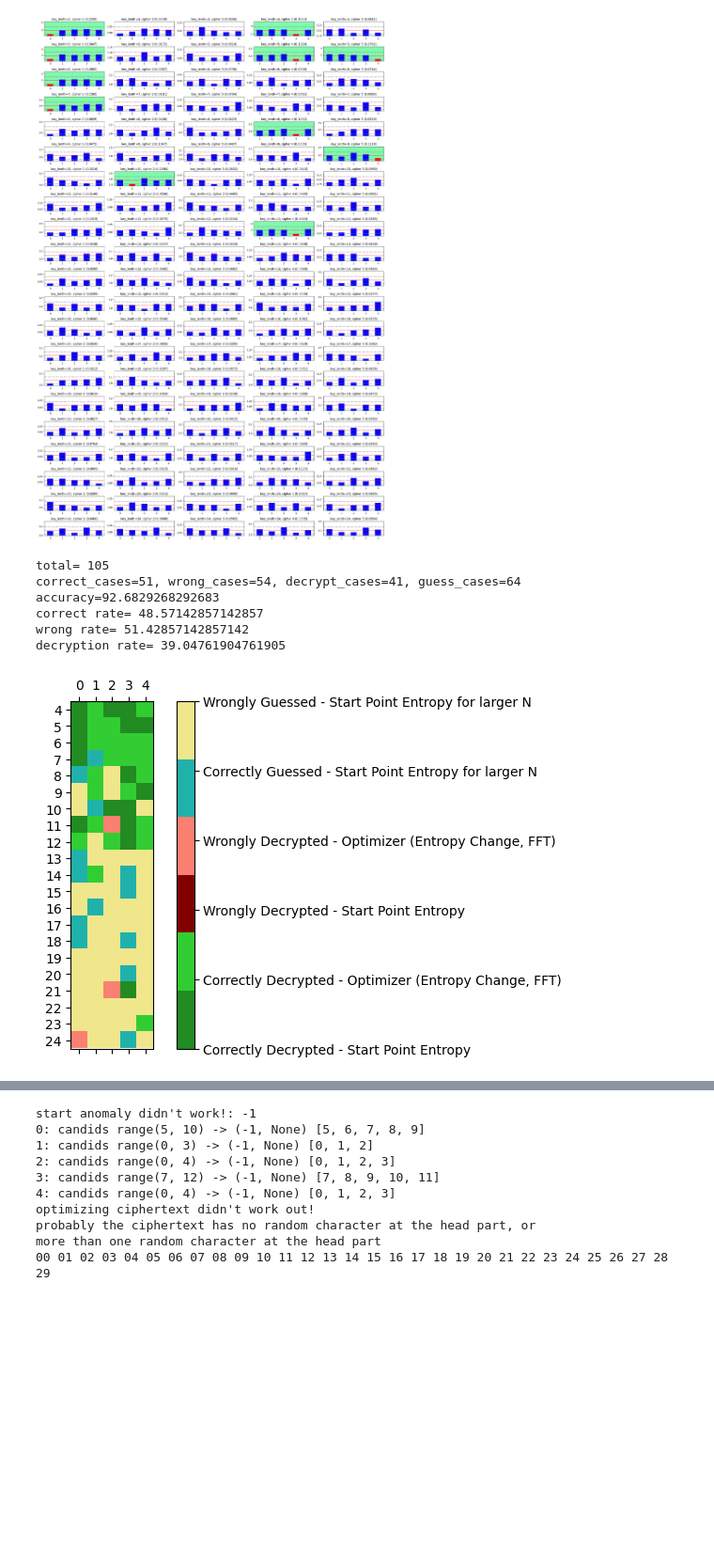
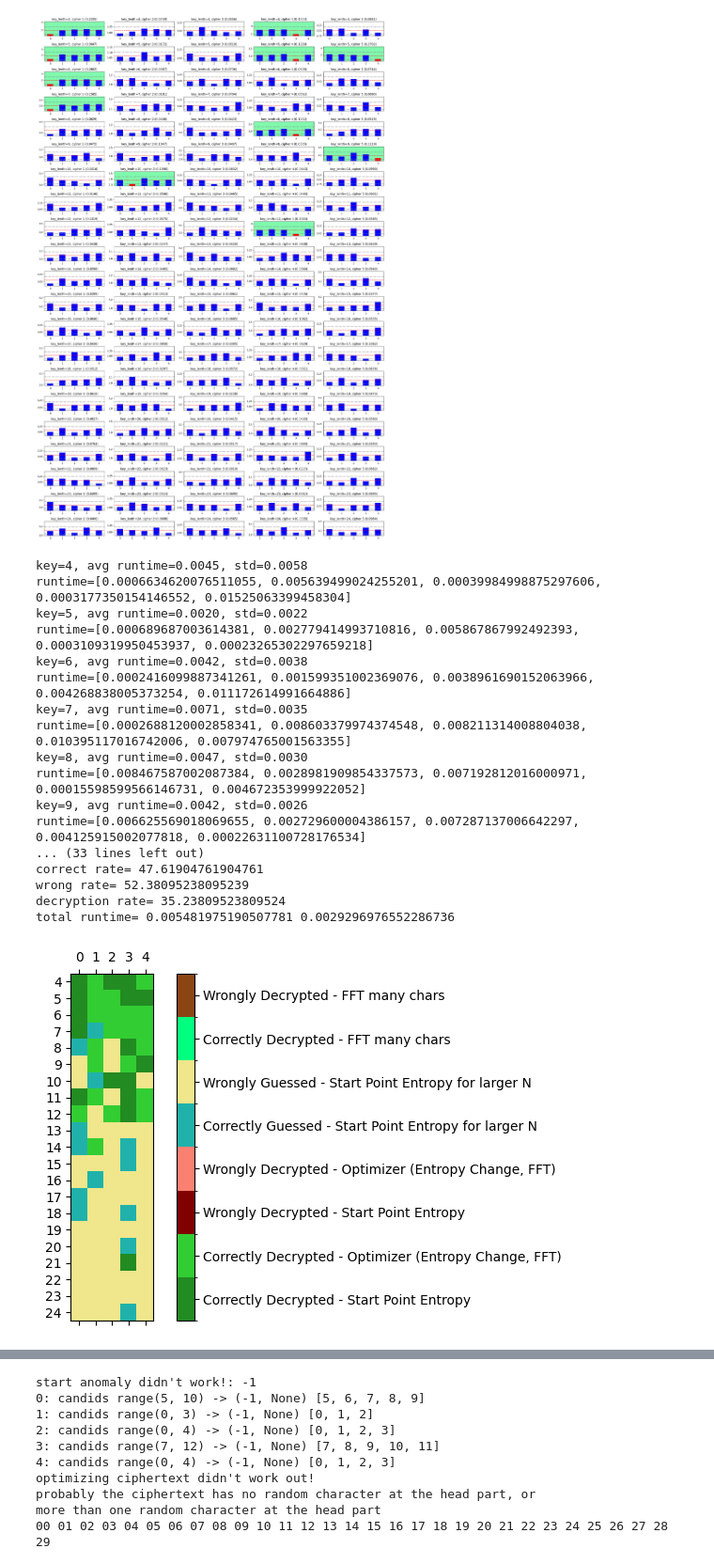
Before and after one commit to EdenWuyifan/Fall-2023-CS-GY6903-CS-UY4783-Project-1, a Jupyter notebook: entropy_fft_analysis.ipynb, the cells around one changed output, grey strips where cells are left out. Shown at 94% size. Saved outputs shown, nothing was run; the diff lists cells and outputs as text; code cells hidden in the pictures; blank space fills up the shorter version.

Commit message:
update decryptor to final version

```diff
--- a/entropy_fft_analysis.ipynb
+++ b/entropy_fft_analysis.ipynb
@@ -10,25 +10,32 @@ import numpy as np
 import scipy as sp
 # %%
 def stream_diff(s1, s2):
+    if isinstance(s1, list):
+        s1 = np.array(s1)
+    if isinstance(s2, list):
+        s2 = np.array(s2)
+
+    if len(s1) < len(s2):
+        s2 = s2[:len(s1)]
+    elif len(s1) > len(s2):
+        s1 = s1[:len(s2)]
+
     ds = s1 - s2
     for i, d in enumerate(ds):
         if d < 0:
             ds[i] += 27
     return ds
 
-def cntr_entropy(counter: Counter):
-    ent = 0.
-    for cnt in counter.values():
-        p = cnt / sum(counter.values())
-        ent -= p * math.log(p)
-    return ent
+# def entropy(data):
+#     _, counts = np.unique(data, return_counts=True)
+#     probs= counts / counts.sum()
+#     ent = -np.sum(probs * np.log(probs))
+#     return ent
 
 def entropy(data):
-    if isinstance(data, Counter):
-        return cntr_entropy(data)
-
-    _, counts = np.unique(data, return_counts=True)
-    probs= counts / counts.sum()
+    counts = np.bincount(data)
+    counts = counts[counts > 0]
+    probs = counts / counts.sum()
     ent = -np.sum(probs * np.log(probs))
     return ent
 
@@ -246,10 +253,9 @@ def search_fft_fit(ciphertext, plaintext, removal_candids, search_space=30, axes
             freqs = np.fft.fft(diffs)
             mags = np.abs(freqs)
             mags = mags[:len(mags)//2]
-            zeros = np.where(mags == 0)[0]
+            zeros = np.where(mags < 1e-5)[0]
 
-            if len(zeros) >= 1:
-                # print(len(zeros), diffs)
+            if len(zeros) >= len(mags) * 0.4:
                 return ss, ci
 
     return -1, None
@@ -387,10 +436,21 @@ def evaluate_decryption(decryptor, **kwargs):
 # %%
-evaluate_decryption(decrypt_1)
+evaluate_decryption(decrypt_1, perf=True)
 # %% [output]
-total= 105
-correct_cases=51, wrong_cases=54, decrypt_cases=41, guess_cases=64
-accuracy=92.6829268292683
-correct rate= 48.57142857142857
-wrong rate= 51.42857142857142
-decryption rate= 39.04761904761905
+key=4, avg runtime=0.0045, std=0.0058
+runtime=[0.0006634620076511055, 0.005639499024255201, 0.00039984998875297606, 0.0003177350154146552, 0.01525063399458304]
+key=5, avg runtime=0.0020, std=0.0022
+runtime=[0.000689687003614381, 0.002779414993710816, 0.005867867992492393, 0.0003109319950453937, 0.00023265302297659218]
+key=6, avg runtime=0.0042, std=0.0038
+runtime=[0.0002416099887341261, 0.001599351002369076, 0.0038961690152063966, 0.004268838005373254, 0.011172614991664886]
+key=7, avg runtime=0.0071, std=0.0035
+runtime=[0.0002688120002858341, 0.008603379974374548, 0.008211314008804038, 0.010395117016742006, 0.007974765001563355]
+key=8, avg runtime=0.0047, std=0.0030
+runtime=[0.008467587002087384, 0.0028981909854337573, 0.007192812016000971, 0.00015598599566146731, 0.004672353999922052]
+key=9, avg runtime=0.0042, std=0.0026
+runtime=[0.006625569018069655, 0.002729600004386157, 0.007287137006642297, 0.004125915002077818, 0.00022631100728176534]
+... (33 lines left out)
+correct rate= 47.61904761904761
+wrong rate= 52.38095238095239
+decryption rate= 35.23809523809524
+total runtime= 0.005481975190507781 0.0029296976552286736
-[figure, old version]
+[figure, new version]
```
Also changed, not shown: parts of 30 cells of this notebook, 2 other files.
